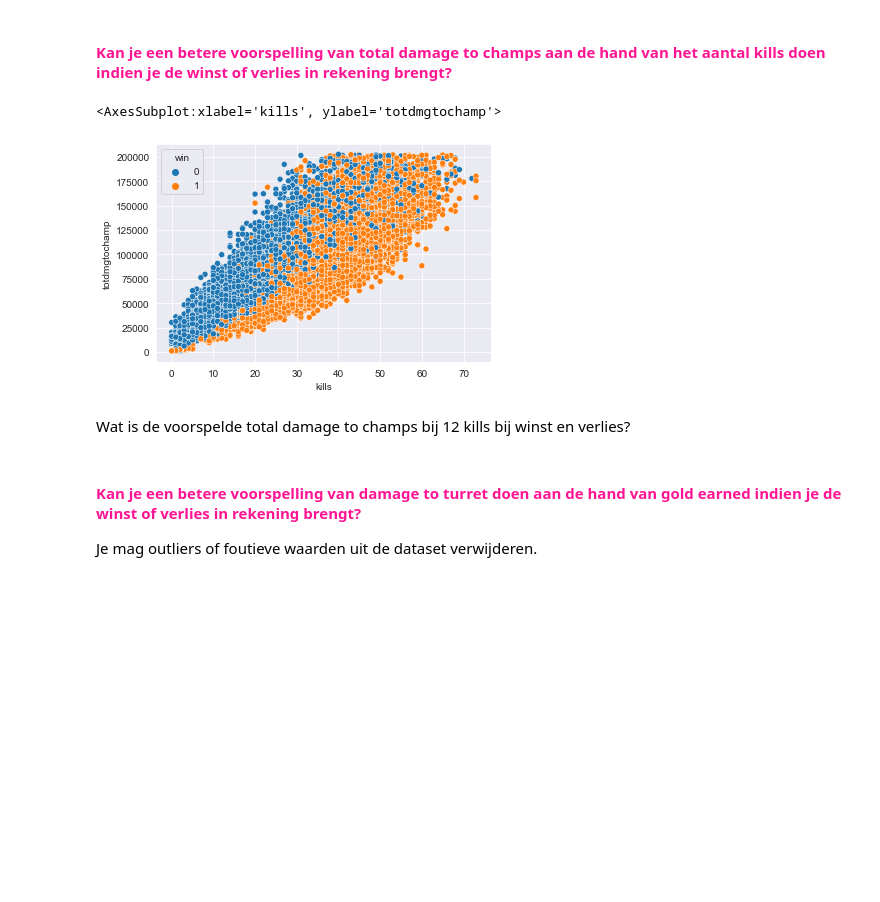
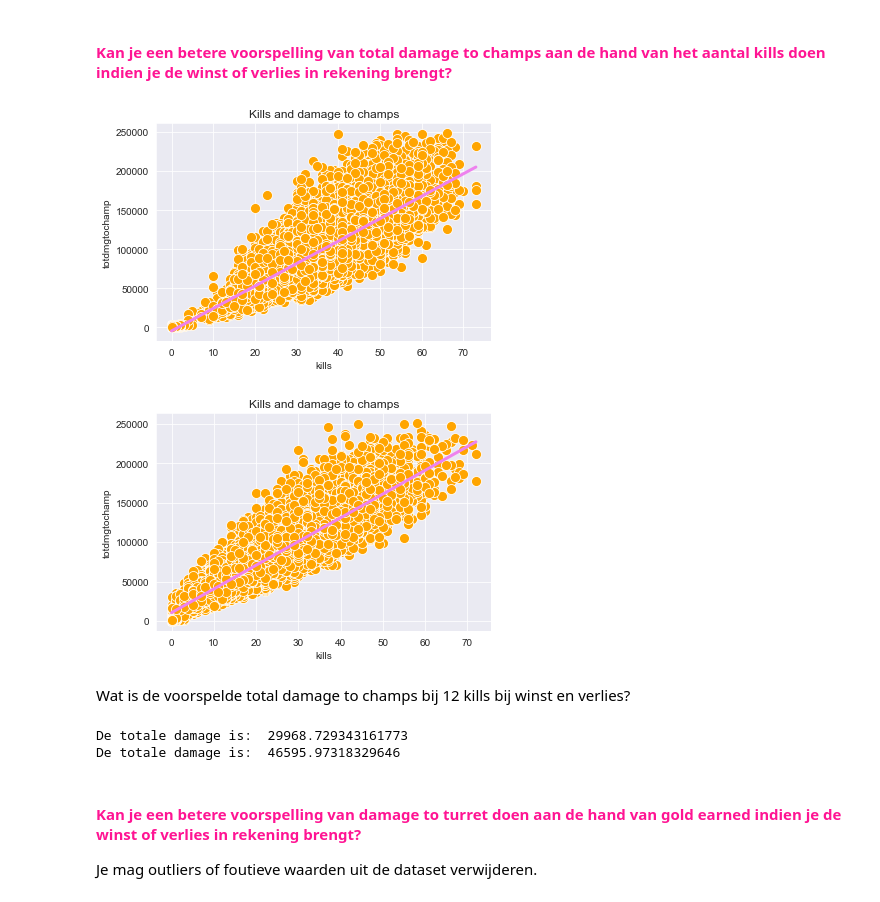
Before and after one commit to bleuzetim/PythonMCT, a Jupyter notebook: Data Science/week7/taak_week07/Labo_06_Correlatie_Lineaire_Regressie_opgave.ipynb, the cells around one changed output. Cells and saved outputs as stored; diff of their text form; code cells hidden in the pictures; blank space fills up the shorter version.

```diff
--- a/Data Science/week7/taak_week07/Labo_06_Correlatie_Lineaire_Regressie_opgave.ipynb
+++ b/Data Science/week7/taak_week07/Labo_06_Correlatie_Lineaire_Regressie_opgave.ipynb
@@ -168,6 +168,23 @@ def find_regressionline(dataset: pd.DataFrame, x: str, y: str) -> LinearRegressi
 
     return regressionline
 
+def find_regressionline_voorwaarde(dataset: pd.DataFrame,xwaarde,ywaarde, x: str, y: str) -> LinearRegression:
+    onafhankelijke_variabele = dataset[xwaarde][x].values
+    afhankelijke_variabele = dataset[ywaarde][y].values
+
+    regressionline = LinearRegression()
+    regressionline.fit(onafhankelijke_variabele.reshape(-1,1), afhankelijke_variabele)
+
+    return regressionline
+
+def plot_regressionline_voorwaarde(dataset: pd.DataFrame,xwaarde,ywaarde, x: str, y:str, regressielijn: LinearRegression, title:str) -> None:
+    plt.figure()
+    sns.scatterplot(x=dataset[xwaarde][x], y=dataset[ywaarde][y], data=dataset,color='orange',s=100)
+    sns.lineplot(dataset[xwaarde][x],regressielijn.predict(dataset[xwaarde][x].values.reshape(-1,1)),color='violet',linewidth=3)
+    sns.set_style("darkgrid")
+    plt.title(title)
+    plt.show()
+
 def plot_regressionline(dataset: pd.DataFrame, x: str, y:str, regressielijn: LinearRegression, title:str) -> None:
     plt.figure()
     sns.scatterplot(x=dataset[x], y=dataset[y], data=dataset,color='orange',s=100)
@@ -266,13 +283,30 @@ plot_regressionline(df, 'goldearned', 'kills', line, 'Gold earned en kills')
 [figure]
 # %% [markdown]
 #### <span style="color:deeppink"> Kan je een betere voorspelling van total damage to champs aan de hand van het aantal kills doen indien je de winst of verlies in rekening brengt?
-# %%
-sns.scatterplot(x='kills', y='totdmgtochamp', data=df,hue = 'win')
-# %% [output]
-<AxesSubplot:xlabel='kills', ylabel='totdmgtochamp'>
-[figure, removed]
+# %%
+line = find_regressionline_voorwaarde(df,df['win']==1,df['win']==1, 'kills', 'totdmgtochamp')
+plot_regressionline_voorwaarde(df,df['win']==1,df['win']==1, 'kills', 'totdmgtochamp', line, 'Kills and damage to champs')
+
+line2 = find_regressionline_voorwaarde(df,df['win']==0,df['win']==0, 'kills', 'totdmgtochamp')
+plot_regressionline_voorwaarde(df,df['win']==0,df['win']==0, 'kills', 'totdmgtochamp', line2, 'Kills and damage to champs')
+# %% [output]
+[figure, added]
+[figure, added]
 # %% [markdown]
 Wat is de voorspelde total damage to champs bij 12 kills bij winst en verlies?
+# %%
+x_value= np.array([[12]])
+damage = line.predict(x_value)
+
+print('De totale damage is: ',damage[0])
+
+x_value= np.array([[12]])
+damage = line2.predict(x_value)
+
+print('De totale damage is: ',damage[0])
+# %% [output]
+De totale damage is:  29968.729343161773
+De totale damage is:  46595.97318329646
 # %% [markdown]
 #### <span style="color:deeppink"> Kan je een betere voorspelling van damage to turret doen aan de hand van gold earned indien je de winst of verlies in rekening brengt?
 Je mag outliers of foutieve waarden uit de dataset verwijderen.
```
Also changed, not shown: parts of 5 cells of this notebook.
